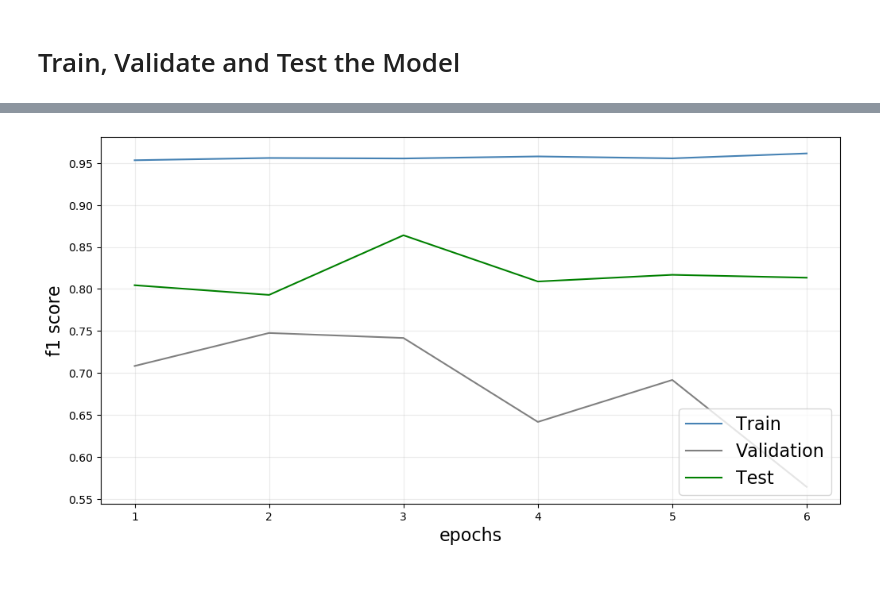
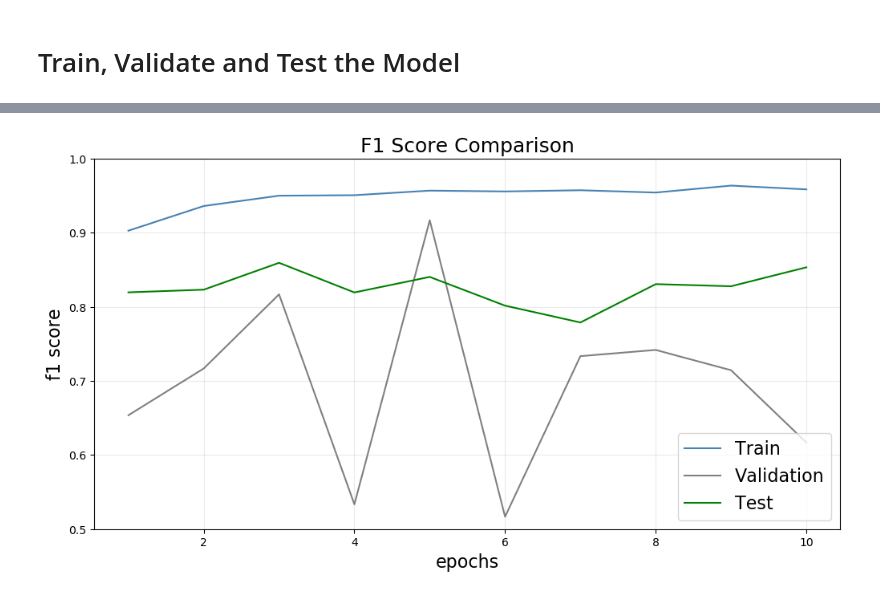
Before and after one commit to jimenasalinas/predicting_pneumonia, a Jupyter notebook: notebooks/hparams_tunning.ipynb, the cells around one changed output, grey strips where cells are left out. Drawn from its saved outputs; the diff is of its cells as text; code cells hidden in the pictures.

```diff
--- a/notebooks/hparams_tunning.ipynb
+++ b/notebooks/hparams_tunning.ipynb
@@ -602,7 +570,7 @@ optimizer = optim.AdamW(model.parameters(), lr=0.001, betas=(0.9, 0.999), eps=1e
 # %% [markdown]
 # Train, Validate and Test the Model
 # %%
-EPOCHS = 6
+EPOCHS = 10
 
 train_losses = []
 train_accuracies = []
@@ -765,0 +734,13 @@ Analyzing epoch: 6 for test dataset
+# %%
+model_2_results = {'train_losses' : train_losses,
+                   'train_accuracies' : train_accuracies,
+                   'train_f1' : train_f1,
+                   'val_losses' : val_losses,
+                   'val_accuracies' : val_accuracies,
+                   'val_f1' : val_f1,
+                   'test_accuracies' : test_accuracies,
+                   'test_f1' : test_f1}
+# %%
+# Export the dictionary as a JSON file
+with open("model2_results.json", "w") as file:
+    json.dump(model_2_results, file)
@@ -766,3 +751,6 @@ Analyzing epoch: 6 for test dataset
+# %%
+with open("model1_results.json", "r") as file:
+    data = json.load(file)
 # %%
 # Plotting the training, testing and validation accuracies
 fig, ax = plt.subplots(nrows=1, ncols=1, figsize=(12,6))
@@ -780,14 +773,19 @@ plt.show()
 # %%
 # Plotting the training, testing and validation F1 scores
 fig, ax = plt.subplots(nrows=1, ncols=1, figsize=(12,6))
 epochs_array = [i + 1 for i in range(0, EPOCHS, 1)]
-ax.plot(epochs_array, train_f1, color="steelblue", label='Train')
-ax.plot(epochs_array, val_f1, color="grey", label='Validation')
-ax.plot(epochs_array, test_f1, color="green", label='Test')
+
+ax.plot(epochs_array, data['train_f1'], color="steelblue", label='Train')
+ax.plot(epochs_array, data['val_f1'], color="grey", label='Validation')
+ax.plot(epochs_array, data['test_f1'], color="green", label='Test')
+
 ax.grid(alpha=0.25)
 ax.legend(loc="lower right", fontsize=16)
 ax.set_xlabel("epochs", fontsize=16)
 ax.set_ylabel("f1 score", fontsize=16)
+ax.set_title("F1 Score Comparison", fontsize=18)
+ax.set_ylim(0.5, 1.0)
+
 plt.show()
 # %% [output]
-[figure, old version]
+[figure, new version]
```
Also changed, not shown: parts of 17 cells of this notebook, 2 other files.
